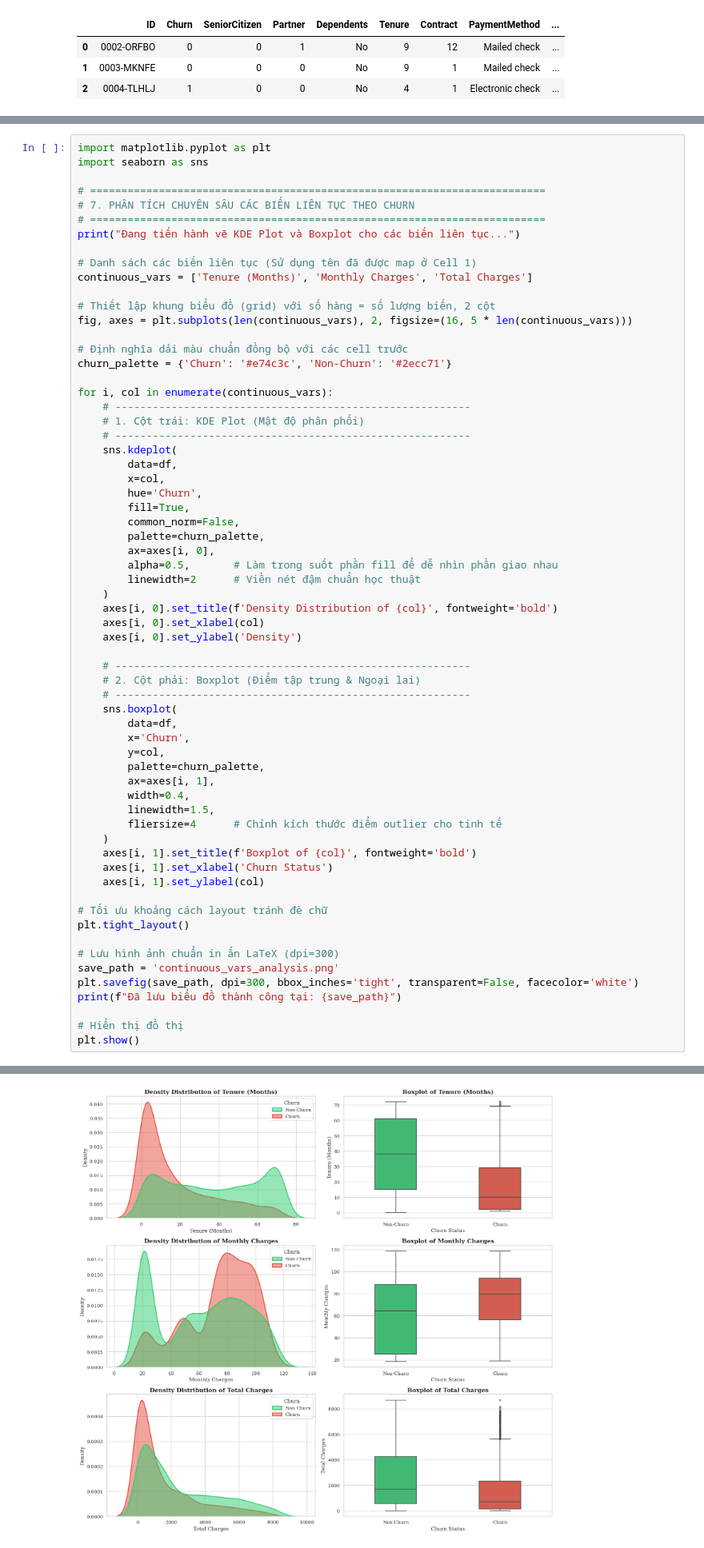
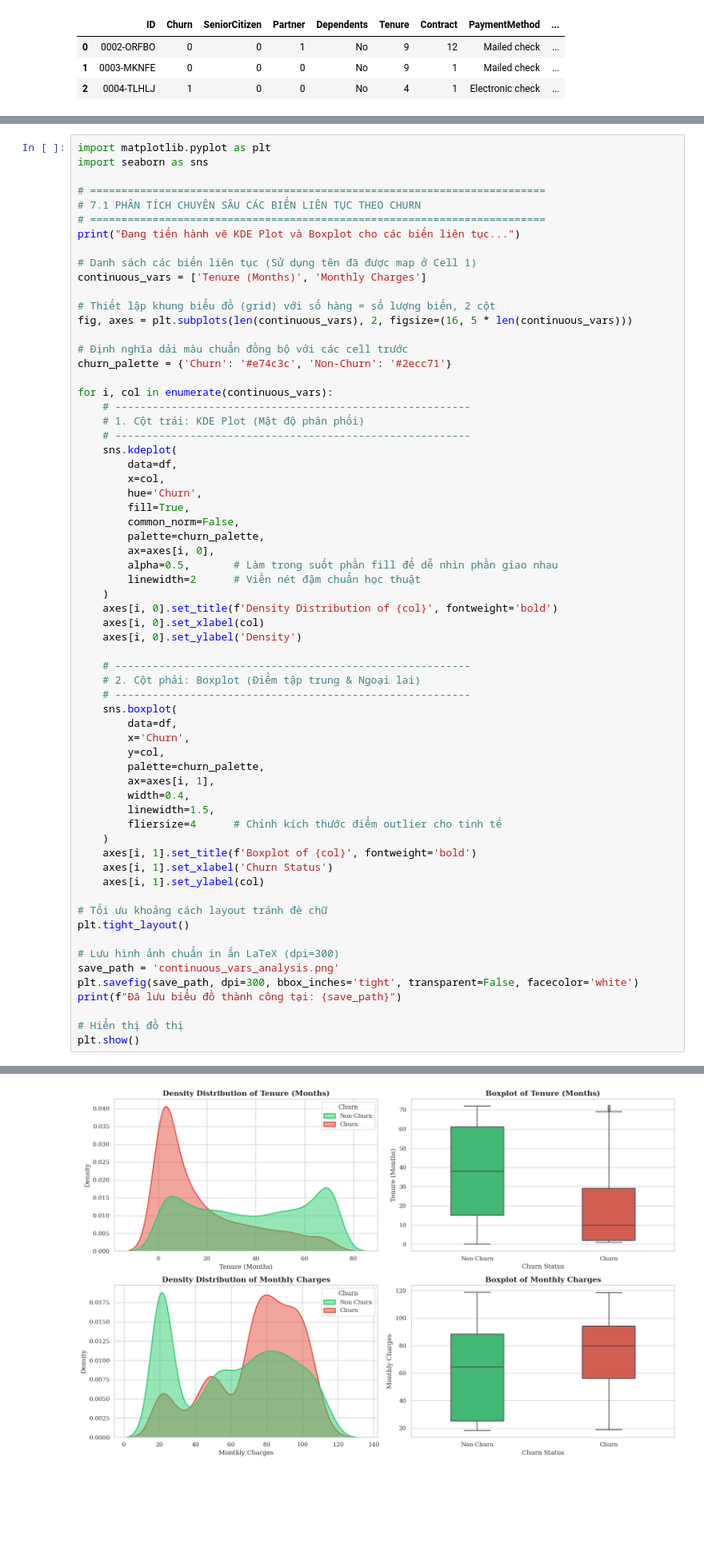
Before and after one commit to HuynhGiaBao06/Project_ADY201m_GR01_AI2009_H1, a Jupyter notebook: notebooks/01_EDA_and_Feature_Engineering.ipynb, the cells around one changed output, grey strips where cells are left out. Shown at 80% size. Saved outputs shown, nothing was run; the diff lists cells and outputs as text; blank space fills up the shorter version.

```diff
--- a/notebooks/01_EDA_and_Feature_Engineering.ipynb
+++ b/notebooks/01_EDA_and_Feature_Engineering.ipynb
@@ -324,12 +309,12 @@ import matplotlib.pyplot as plt
 import seaborn as sns
 
 # =========================================================================
-# 7. PHÂN TÍCH CHUYÊN SÂU CÁC BIẾN LIÊN TỤC THEO CHURN
+# 7.1 PHÂN TÍCH CHUYÊN SÂU CÁC BIẾN LIÊN TỤC THEO CHURN
 # =========================================================================
 print("Đang tiến hành vẽ KDE Plot và Boxplot cho các biến liên tục...")
 
 # Danh sách các biến liên tục (Sử dụng tên đã được map ở Cell 1)
-continuous_vars = ['Tenure (Months)', 'Monthly Charges', 'Total Charges']
+continuous_vars = ['Tenure (Months)', 'Monthly Charges']
 
 # Thiết lập khung biểu đồ (grid) với số hàng = số lượng biến, 2 cột
 fig, axes = plt.subplots(len(continuous_vars), 2, figsize=(16, 5 * len(continuous_vars)))
@@ -399,2 +380,2 @@ Passing `palette` without assigning `hue` is deprecated and will be removed in v
 Đã lưu biểu đồ thành công tại: continuous_vars_analysis.png
-[figure, old version]
+[figure, new version]
```
Also changed, not shown: parts of 6 cells of this notebook, 12 other files.
